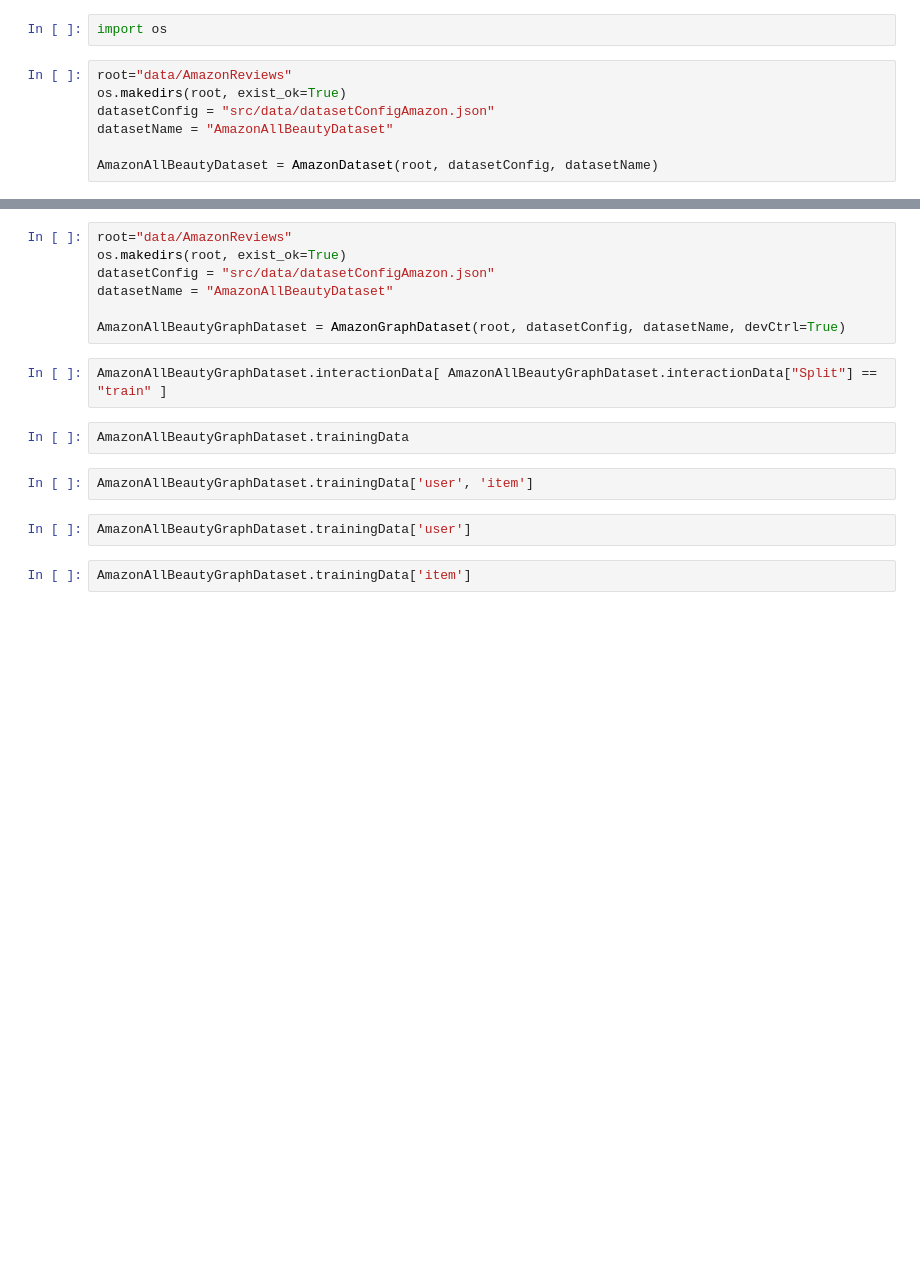
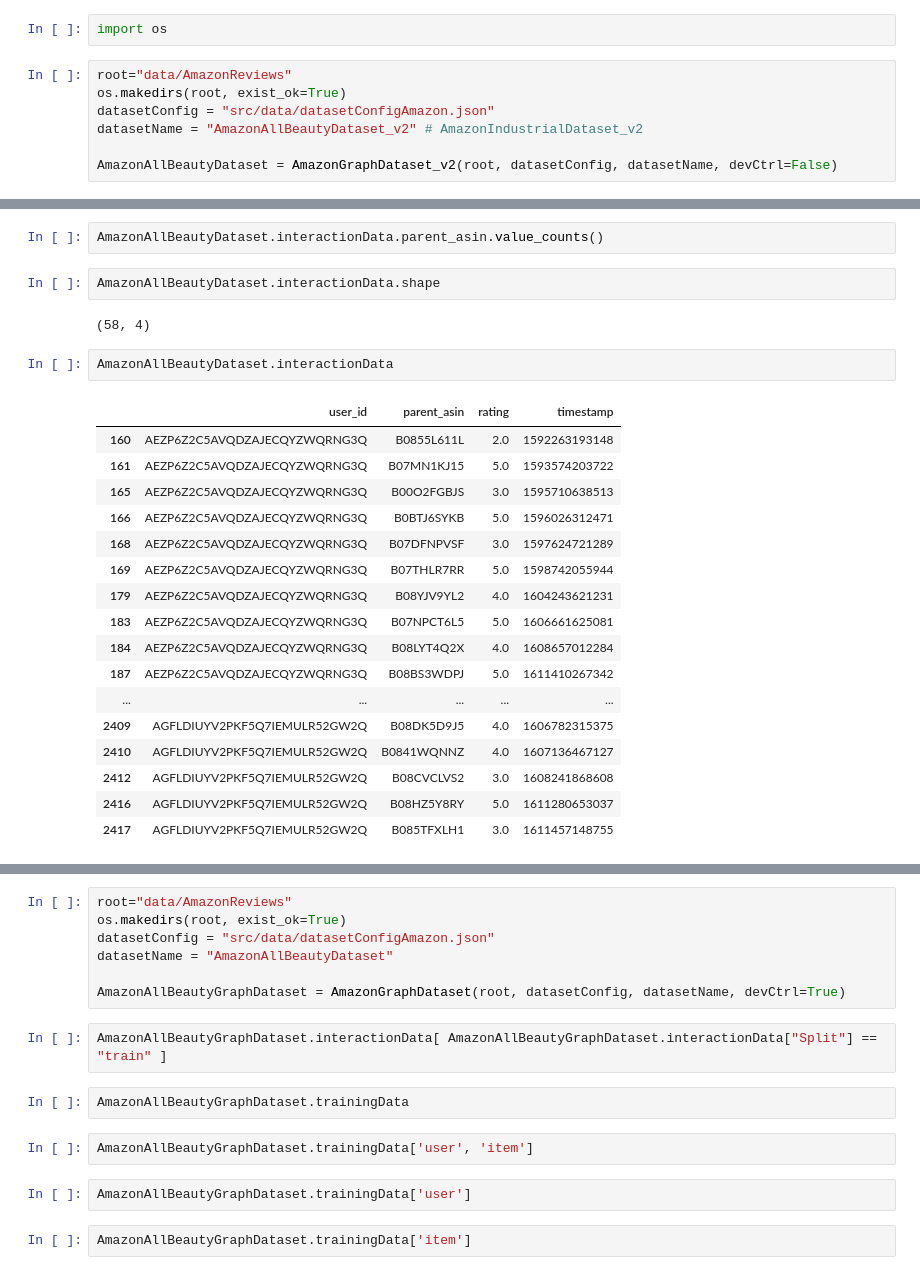
Before and after one commit to timthiele119/MLLM_RecSys, a Jupyter notebook: datasetTest.ipynb, the cells around one changed output, grey strips where cells are left out. Drawn from its saved outputs; the diff is of its cells as text; blank space fills up the shorter version.

Commit message:
Finished Graph Dataset creation for Amazon

```diff
--- a/datasetTest.ipynb
+++ b/datasetTest.ipynb
@@ -32,6 +35,6 @@ import os
 root="data/AmazonReviews"
 os.makedirs(root, exist_ok=True)
 datasetConfig = "src/data/datasetConfigAmazon.json"
-datasetName = "AmazonAllBeautyDataset"
+datasetName = "AmazonAllBeautyDataset_v2" # AmazonIndustrialDataset_v2
 
-AmazonAllBeautyDataset = AmazonDataset(root, datasetConfig, datasetName)
+AmazonAllBeautyDataset = AmazonGraphDataset_v2(root, datasetConfig, datasetName, devCtrl=False)
@@ -37,0 +101,26 @@ AmazonAllBeautyDataset = AmazonDataset(root, datasetConfig, datasetName)
+# %%
+AmazonAllBeautyDataset.interactionData.parent_asin.value_counts()
+# %%
+AmazonAllBeautyDataset.interactionData.shape
+# %% [output]
+(58, 4)
+# %%
+AmazonAllBeautyDataset.interactionData
+# %% [output]
+|  | user_id | parent_asin | rating | timestamp |
+| 160 | AEZP6Z2C5AVQDZAJECQYZWQRNG3Q | B0855L611L | 2.0 | 1592263193148 |
+| 161 | AEZP6Z2C5AVQDZAJECQYZWQRNG3Q | B07MN1KJ15 | 5.0 | 1593574203722 |
+| 165 | AEZP6Z2C5AVQDZAJECQYZWQRNG3Q | B00O2FGBJS | 3.0 | 1595710638513 |
+| 166 | AEZP6Z2C5AVQDZAJECQYZWQRNG3Q | B0BTJ6SYKB | 5.0 | 1596026312471 |
+| 168 | AEZP6Z2C5AVQDZAJECQYZWQRNG3Q | B07DFNPVSF | 3.0 | 1597624721289 |
+| 169 | AEZP6Z2C5AVQDZAJECQYZWQRNG3Q | B07THLR7RR | 5.0 | 1598742055944 |
+| 179 | AEZP6Z2C5AVQDZAJECQYZWQRNG3Q | B08YJV9YL2 | 4.0 | 1604243621231 |
+| 183 | AEZP6Z2C5AVQDZAJECQYZWQRNG3Q | B07NPCT6L5 | 5.0 | 1606661625081 |
+| 184 | AEZP6Z2C5AVQDZAJECQYZWQRNG3Q | B08LYT4Q2X | 4.0 | 1608657012284 |
+| 187 | AEZP6Z2C5AVQDZAJECQYZWQRNG3Q | B08BS3WDPJ | 5.0 | 1611410267342 |
+| ... | ... | ... | ... | ... |
+| 2409 | AGFLDIUYV2PKF5Q7IEMULR52GW2Q | B08DK5D9J5 | 4.0 | 1606782315375 |
+| 2410 | AGFLDIUYV2PKF5Q7IEMULR52GW2Q | B0841WQNNZ | 4.0 | 1607136467127 |
+| 2412 | AGFLDIUYV2PKF5Q7IEMULR52GW2Q | B08CVCLVS2 | 3.0 | 1608241868608 |
+| 2416 | AGFLDIUYV2PKF5Q7IEMULR52GW2Q | B08HZ5Y8RY | 5.0 | 1611280653037 |
+| 2417 | AGFLDIUYV2PKF5Q7IEMULR52GW2Q | B085TFXLH1 | 3.0 | 1611457148755 |
```
Also changed, not shown: parts of 13 cells of this notebook, 6 other files.
